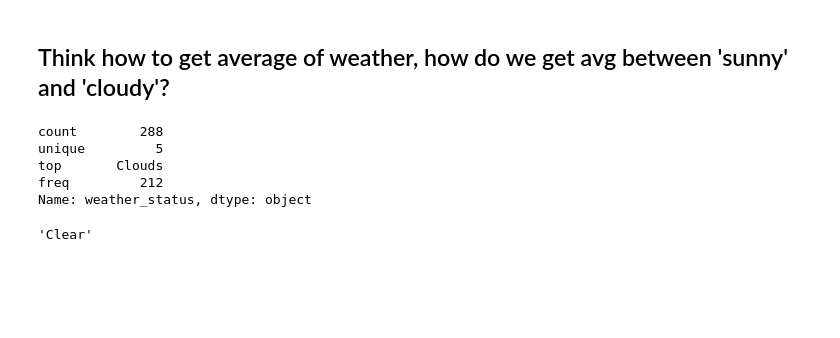
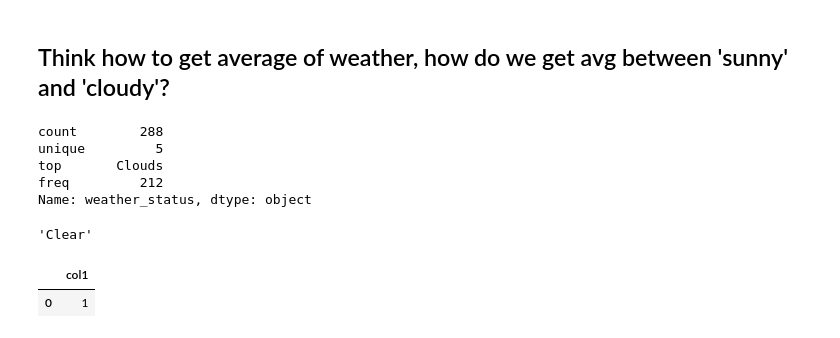
Before and after one commit to anebz/boulder, a Jupyter notebook: notebooks/average_data_for_specific_day.ipynb, the cells around one changed output. Cells and saved outputs as stored; diff of their text form; code cells hidden in the pictures; blank space fills up the shorter version.

```diff
--- a/notebooks/average_data_for_specific_day.ipynb
+++ b/notebooks/average_data_for_specific_day.ipynb
@@ -91,0 +122,8 @@ ave_thur_data['weather_status'].min()
+# %%
+data = {}
+df = pd.DataFrame(data)
+df['col1'] = ["1"]
+df
+# %% [output]
+|  | col1 |
+| 0 | 1 |
```
Also changed, not shown: parts of 1 cell of this notebook.
